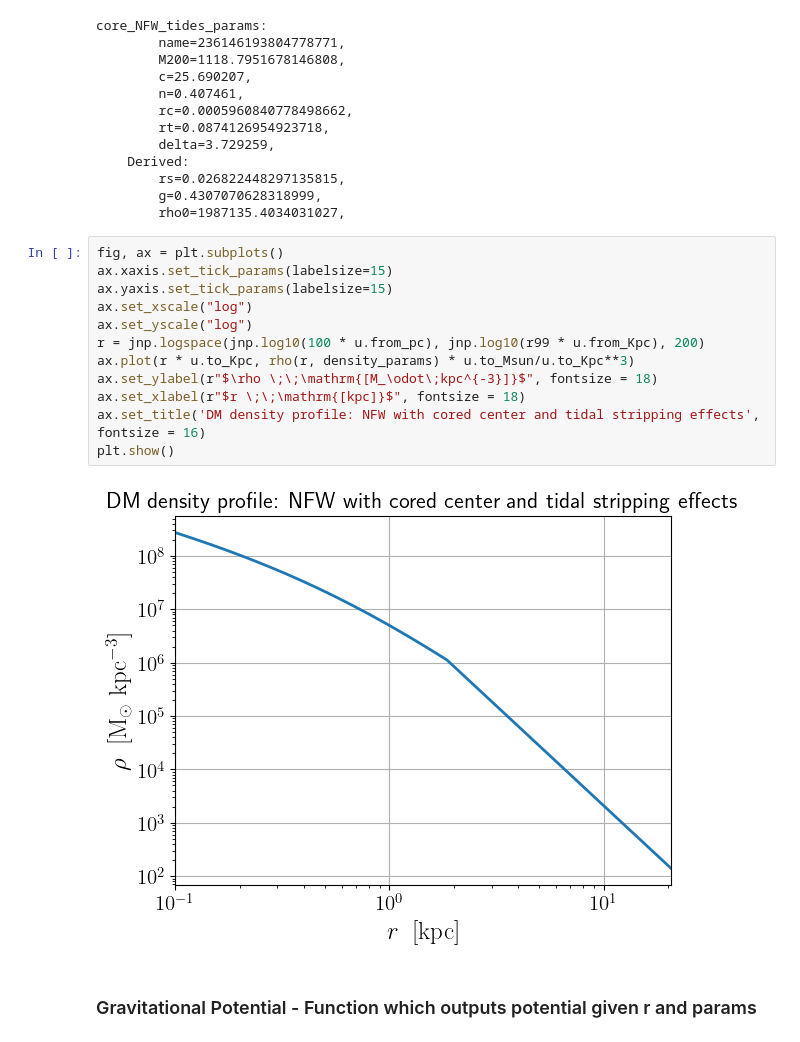
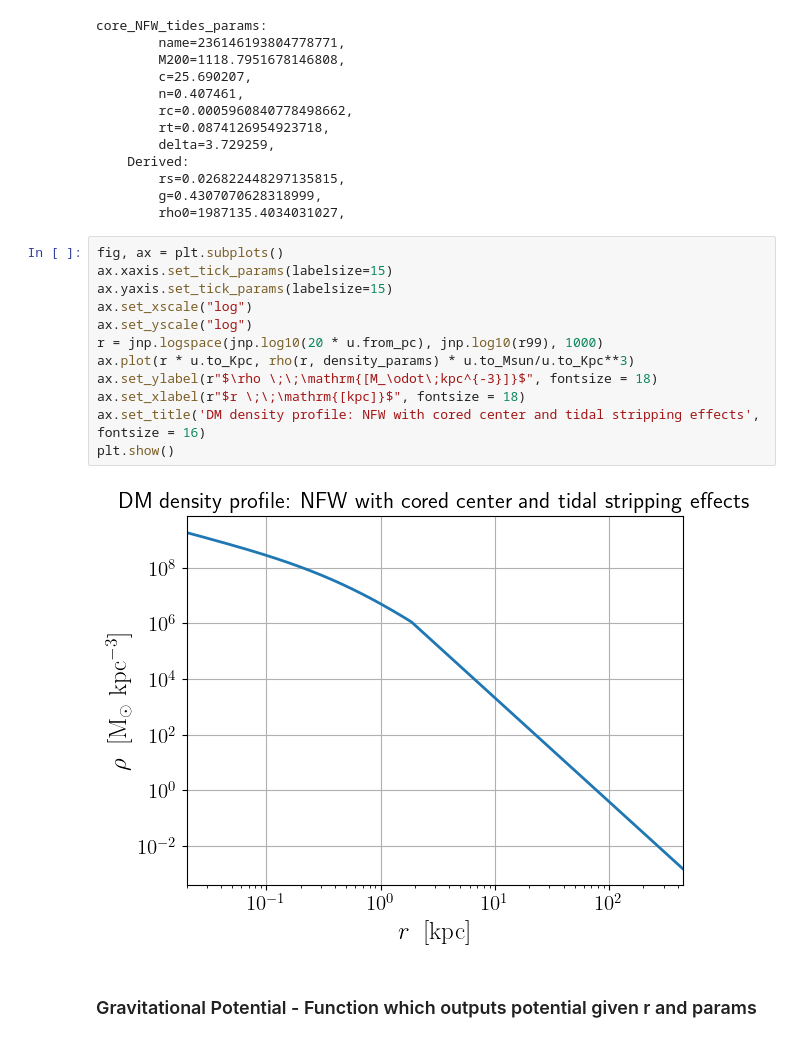
Before and after one commit to jdarne22/jaxsp, a Jupyter notebook: examples/tutorial.ipynb, the cells around one changed output. Cells and saved outputs as stored; diff of their text form.

```diff
--- a/examples/tutorial.ipynb
+++ b/examples/tutorial.ipynb
@@ -101,17 +103,17 @@ core_NFW_tides_params:
 # %%
 fig, ax = plt.subplots()
 ax.xaxis.set_tick_params(labelsize=15)
 ax.yaxis.set_tick_params(labelsize=15)
 ax.set_xscale("log")
 ax.set_yscale("log")
-r = jnp.logspace(jnp.log10(100 * u.from_pc), jnp.log10(r99 * u.from_Kpc), 200)
+r = jnp.logspace(jnp.log10(20 * u.from_pc), jnp.log10(r99), 1000)
 ax.plot(r * u.to_Kpc, rho(r, density_params) * u.to_Msun/u.to_Kpc**3)
 ax.set_ylabel(r"$\rho \;\;\mathrm{[M_\odot\;kpc^{-3}]}$", fontsize = 18)
 ax.set_xlabel(r"$r \;\;\mathrm{[kpc]}$", fontsize = 18)
 ax.set_title('DM density profile: NFW with cored center and tidal stripping effects', fontsize = 16)
 plt.show()
 # %% [output]
-[figure, old version]
+[figure, new version]
 # %% [markdown]
 ### Gravitational Potential - Function which outputs potential given r and params
 # %% [markdown]
```
Also changed, not shown: parts of 4 cells of this notebook, 5 other files.
